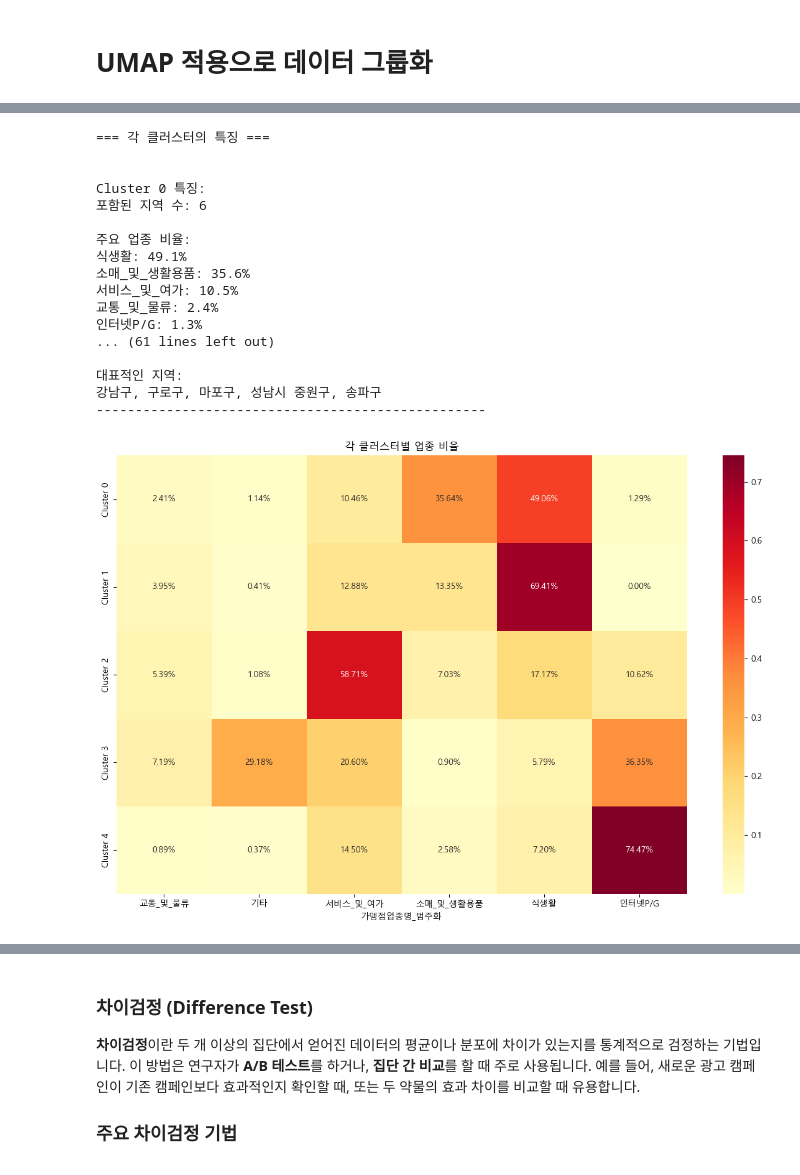
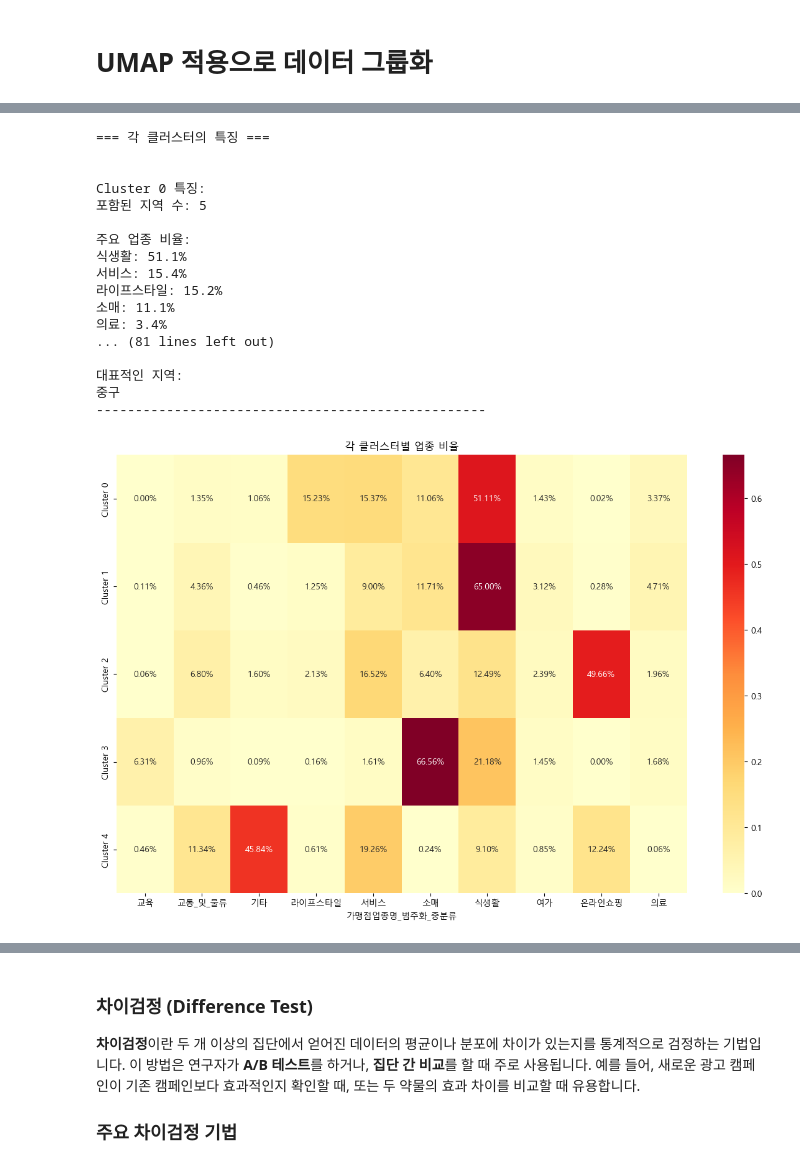
Before and after one commit to shs1018/iM_DiGital_Banker_academy, a Jupyter notebook: projects/iMBank_pj1/data_EDA.ipynb, the cells around one changed output, grey strips where cells are left out. Cells and saved outputs as stored; diff of their text form; code cells hidden in the pictures.

```diff
--- a/projects/iMBank_pj1/data_EDA.ipynb
+++ b/projects/iMBank_pj1/data_EDA.ipynb
@@ -197,0 +190,4 @@ data = merged_data
+# %%
+# sampled
+
+data = pd.read_csv('sampled_data/final_data_1111.csv')
@@ -198,3 +258,16 @@ data = merged_data
+# %%
+# 중분류
+
+categorizing_list2 = [food_related, retail, life, med, online, education, service, lesuire, transportation, others]
+categorizing_list_name2 = ['식생활', '소매', '라이프스타일', '의료', '온라인쇼핑', '교육', '서비스', '여가','교통_및_물류', '기타']
+
+# 매핑 딕셔너리 생성
+mapping_dict2 = {}
+for i, clist in enumerate(categorizing_list2):
+    for item in clist:
+        mapping_dict2[item] = categorizing_list_name2[i]
+
+data['가맹점업종명_범주화_중분류'] = data['가맹점업종명'].map(mapping_dict2).fillna('인터넷P/G')
 # %%
 data.info()
 # %% [output]
@@ -222 +319,4 @@ data.to_csv('sampled_data/capital_data_1108.csv', index=False)
+# %%
+# 인터넷P/G 제거
+data = data[data['가맹점업종명_범주화'] != '인터넷P/G']
 # %%
@@ -695,15 +761,11 @@ plt.show()
 # %% [markdown]
 # UMAP 적용으로 데이터 그룹화
 # %%
-import pandas as pd
-import matplotlib.pyplot as plt
-import seaborn as sns
-import numpy as np
 from sklearn.preprocessing import StandardScaler
 
 # 데이터 전처리
 # 시군구별 가맹점업종명_범주화 비율 계산
-grouped_data = data.groupby(['가맹점_시군구', '가맹점업종명_범주화']).size().unstack(fill_value=0)
+grouped_data = data.groupby(['가맹점_시군구', '가맹점업종명_범주화_중분류']).size().unstack(fill_value=0)
 grouped_data = grouped_data.div(grouped_data.sum(axis=1), axis=0)  # 비율로 변환
 
 # 데이터 스케일링
@@ -715,8 +777,8 @@ scaled_data = pd.DataFrame(scaled_data, columns=grouped_data.columns, index=grou
 umap_reducer = umap.UMAP(
     n_components=2,
     random_state=42,
-    n_neighbors=15,
-    min_dist=0.1
+    #n_neighbors=15,
+    #min_dist=0.1
 )
 umap_result = umap_reducer.fit_transform(scaled_data)
 
@@ -788,18 +850,18 @@ plt.show()
 === 각 클러스터의 특징 ===
 
 
 Cluster 0 특징:
-포함된 지역 수: 6
+포함된 지역 수: 5
 
 주요 업종 비율:
-식생활: 49.1%
-소매_및_생활용품: 35.6%
-서비스_및_여가: 10.5%
-교통_및_물류: 2.4%
-인터넷P/G: 1.3%
-... (61 lines left out)
+식생활: 51.1%
+서비스: 15.4%
+라이프스타일: 15.2%
+소매: 11.1%
+의료: 3.4%
+... (81 lines left out)
 
 대표적인 지역:
-강남구, 구로구, 마포구, 성남시 중원구, 송파구
+중구
 --------------------------------------------------
-[figure, old version]
+[figure, new version]
```
Also changed, not shown: parts of 60 cells of this notebook, 1 other file.
